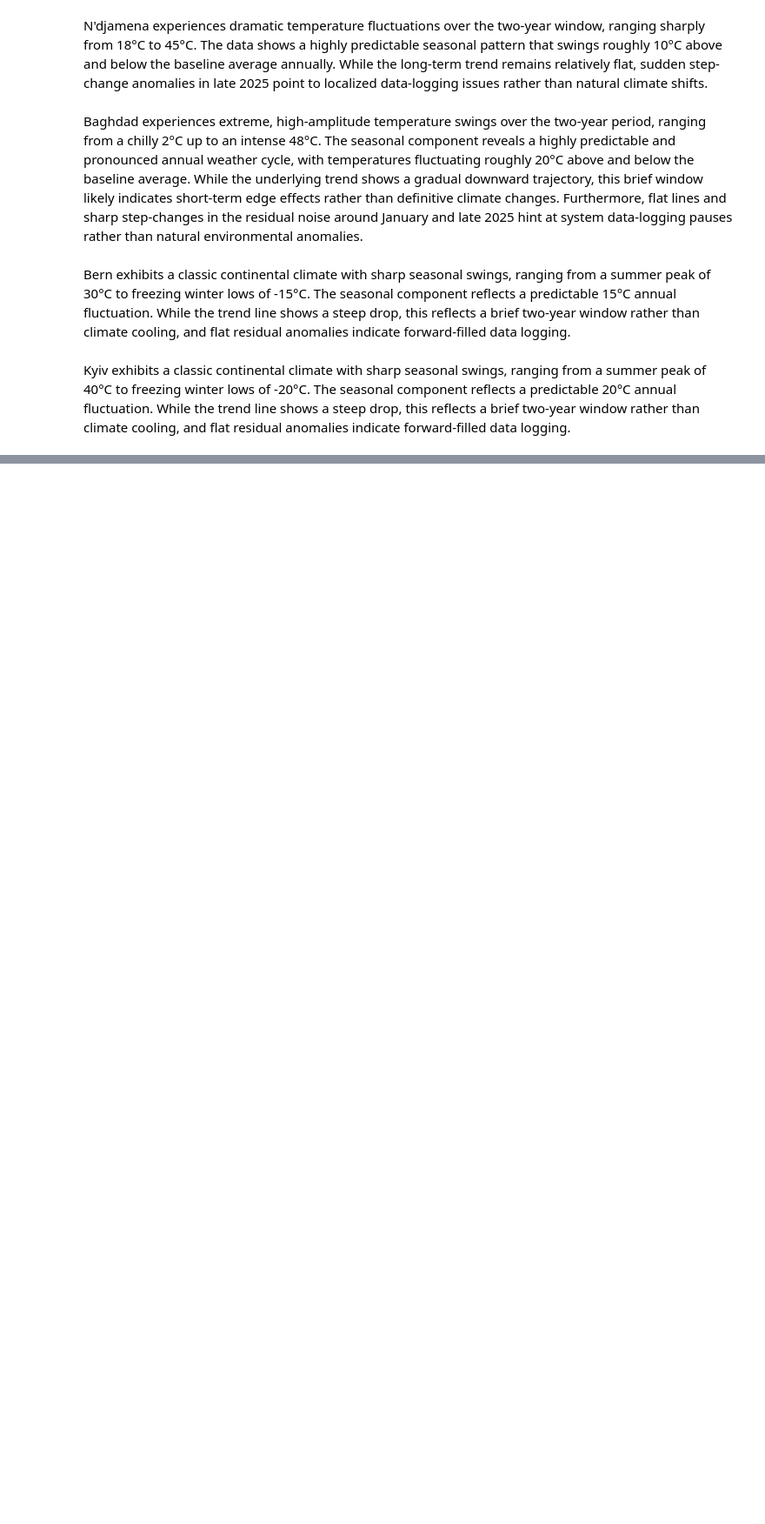
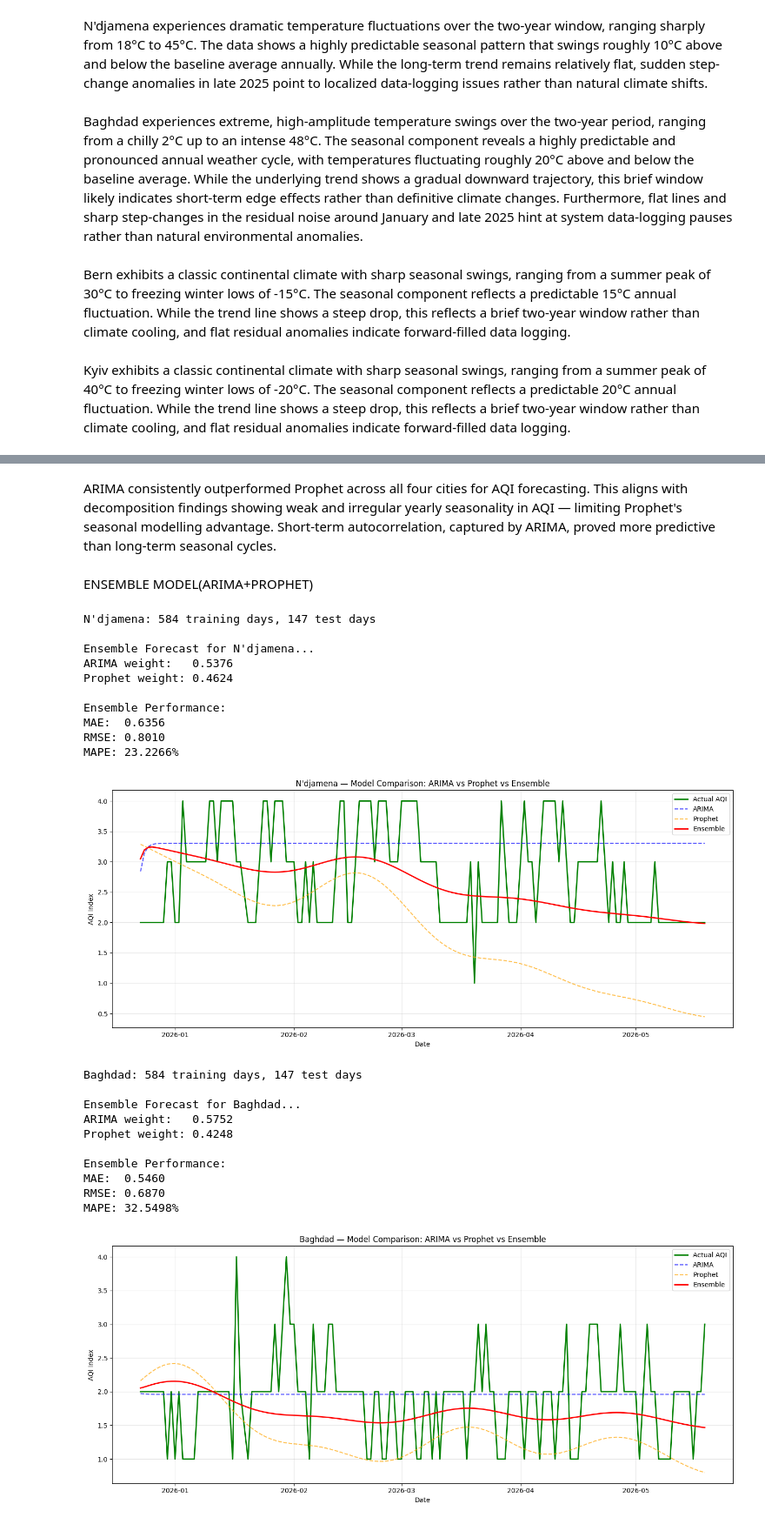
Before and after one commit to Elixer05/Weather-Analysis, a Jupyter notebook: weather.ipynb, the cells around one changed output, grey strips where cells are left out. Shown at 87% size. Cells and saved outputs as stored; diff of their text form; code cells hidden in the pictures; blank space fills up the shorter version.

```diff
--- a/weather.ipynb
+++ b/weather.ipynb
@@ -223,0 +610,4 @@ Kyiv exhibits a classic continental climate with sharp seasonal swings, ranging
+# %% [markdown]
+ARIMA consistently outperformed Prophet across all four cities for AQI forecasting. This aligns with decomposition findings showing weak and irregular yearly seasonality in AQI — limiting Prophet's seasonal modelling advantage. Short-term autocorrelation, captured by ARIMA, proved more predictive than long-term seasonal cycles.
+# %% [markdown]
+ENSEMBLE MODEL(ARIMA+PROPHET)
@@ -223,0 +682,51 @@ Kyiv exhibits a classic continental climate with sharp seasonal swings, ranging
+# %%
+ensemble_results = {}
+
+for city in cities:
+    city_data, train, test = prepare_city_data(cleaned, city)
+
+
+    arima_preds = arima_results[city]['predictions'].values
+
+
+    prophet_preds = prophet_results[city]['predictions']
+
+    ensemble_preds, ensemble_metrics = run_ensemble(
+        city,
+        arima_preds,
+        prophet_preds,
+        arima_results[city]['metrics'],
+        prophet_results[city]['metrics'],
+        test
+    )
+
+
+    plot_ensemble(city, train, test, arima_preds, prophet_preds, ensemble_preds)
+
+    ensemble_results[city] = {
+        'predictions': ensemble_preds,
+        'metrics': ensemble_metrics
+    }
+# %% [output]
+N'djamena: 584 training days, 147 test days
+
+Ensemble Forecast for N'djamena...
+ARIMA weight:   0.5376
+Prophet weight: 0.4624
+
+Ensemble Performance:
+MAE:  0.6356
+RMSE: 0.8010
+MAPE: 23.2266%
+[figure, added]
+Baghdad: 584 training days, 147 test days
+
+Ensemble Forecast for Baghdad...
+ARIMA weight:   0.5752
+Prophet weight: 0.4248
+
+Ensemble Performance:
+MAE:  0.5460
+RMSE: 0.6870
+MAPE: 32.5498%
+[figure, added]
```
Also changed, not shown: parts of 37 cells of this notebook.
